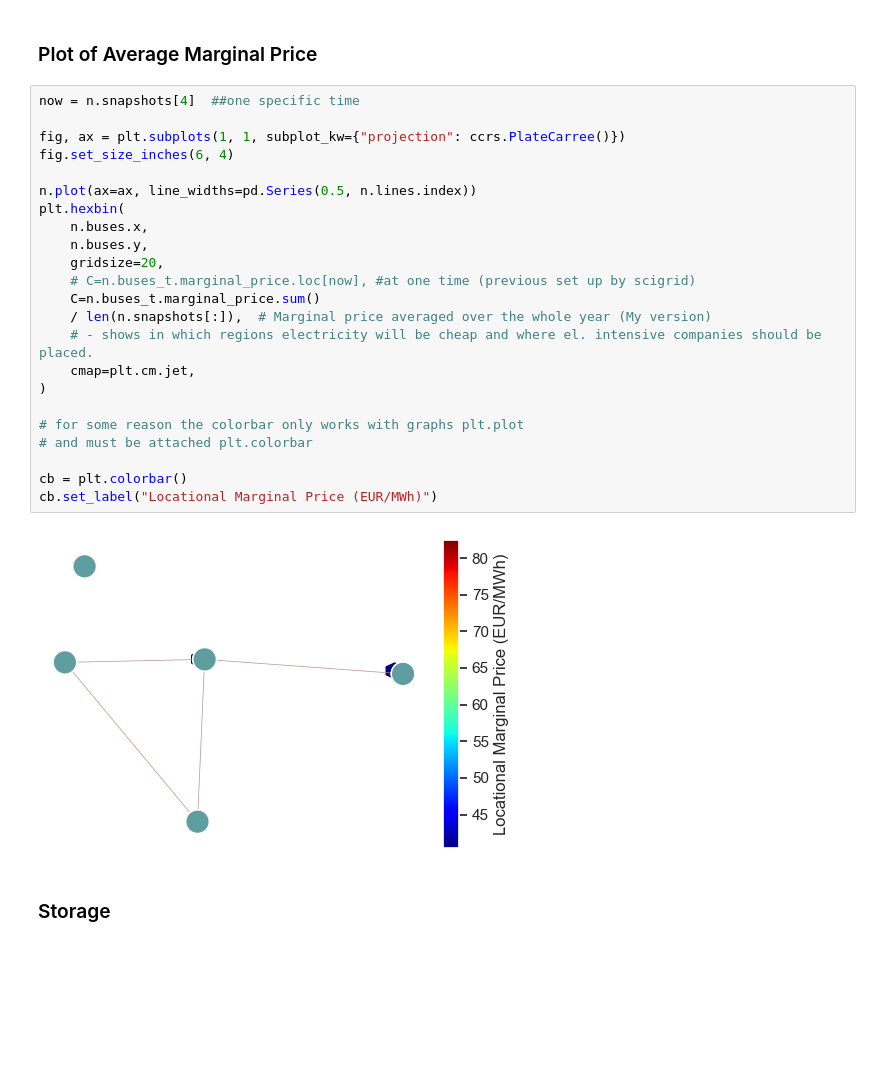
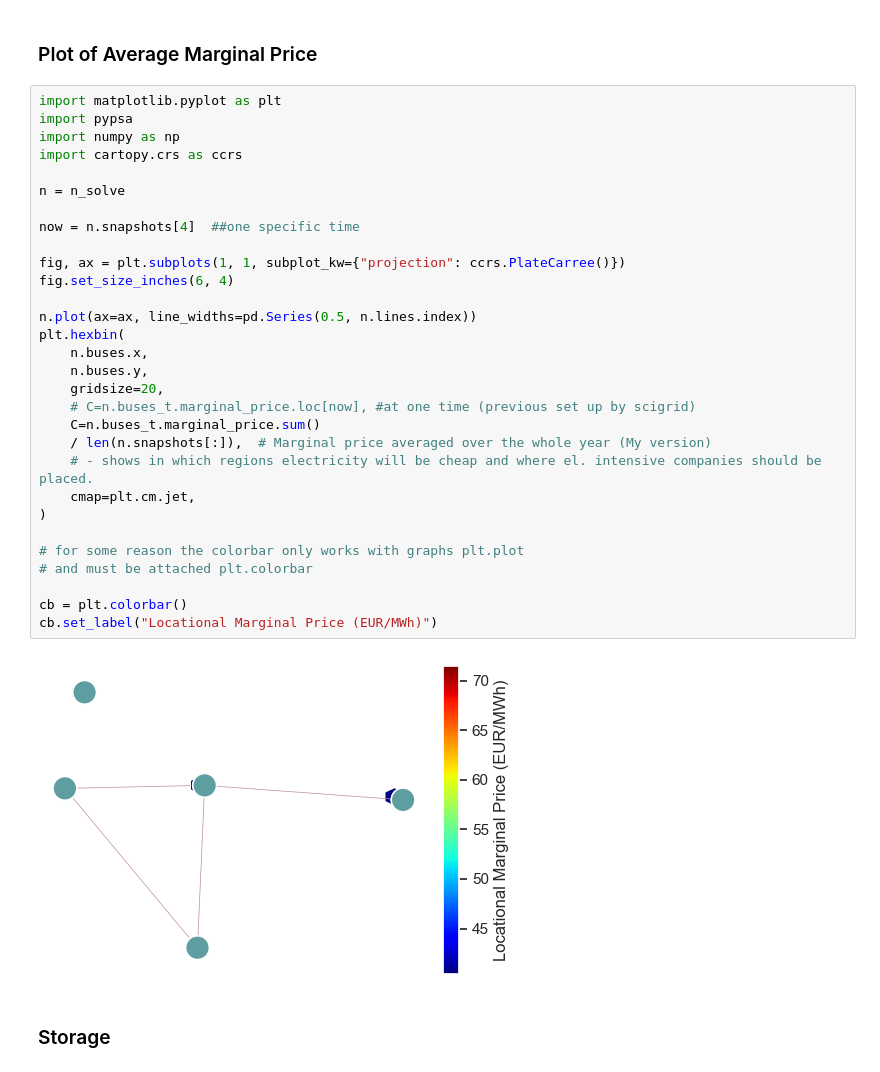
Before and after one commit to carlosfv92/pypsa-africa, a Jupyter notebook: Result_analysis/0_solve_network_results_BO.ipynb, the cells around one changed output. Cells and saved outputs as stored; diff of their text form; blank space fills up the shorter version.

Commit message:
Changes made:
*Additional calculations made in the default 0_solve_network_resuults_BO.ipynb file

```diff
--- a/Result_analysis/0_solve_network_results_BO.ipynb
+++ b/Result_analysis/0_solve_network_results_BO.ipynb
@@ -482,30 +549,37 @@ dtype: float64
 # %% [markdown]
 ### Plot of Average Marginal Price
 # %%
+import matplotlib.pyplot as plt
+import pypsa
+import numpy as np
+import cartopy.crs as ccrs
+
+n = n_solve
+
 now = n.snapshots[4]  ##one specific time
 
 fig, ax = plt.subplots(1, 1, subplot_kw={"projection": ccrs.PlateCarree()})
 fig.set_size_inches(6, 4)
 
 n.plot(ax=ax, line_widths=pd.Series(0.5, n.lines.index))
 plt.hexbin(
     n.buses.x,
     n.buses.y,
     gridsize=20,
     # C=n.buses_t.marginal_price.loc[now], #at one time (previous set up by scigrid)
     C=n.buses_t.marginal_price.sum()
     / len(n.snapshots[:]),  # Marginal price averaged over the whole year (My version)
     # - shows in which regions electricity will be cheap and where el. intensive companies should be placed.
     cmap=plt.cm.jet,
 )
 
 # for some reason the colorbar only works with graphs plt.plot
 # and must be attached plt.colorbar
 
 cb = plt.colorbar()
 cb.set_label("Locational Marginal Price (EUR/MWh)")
 # %% [output]
-[figure, old version]
+[figure, new version]
 # %% [markdown]
 ### Storage
 # %%
```
Also changed, not shown: parts of 36 cells of this notebook, 3 other files.
